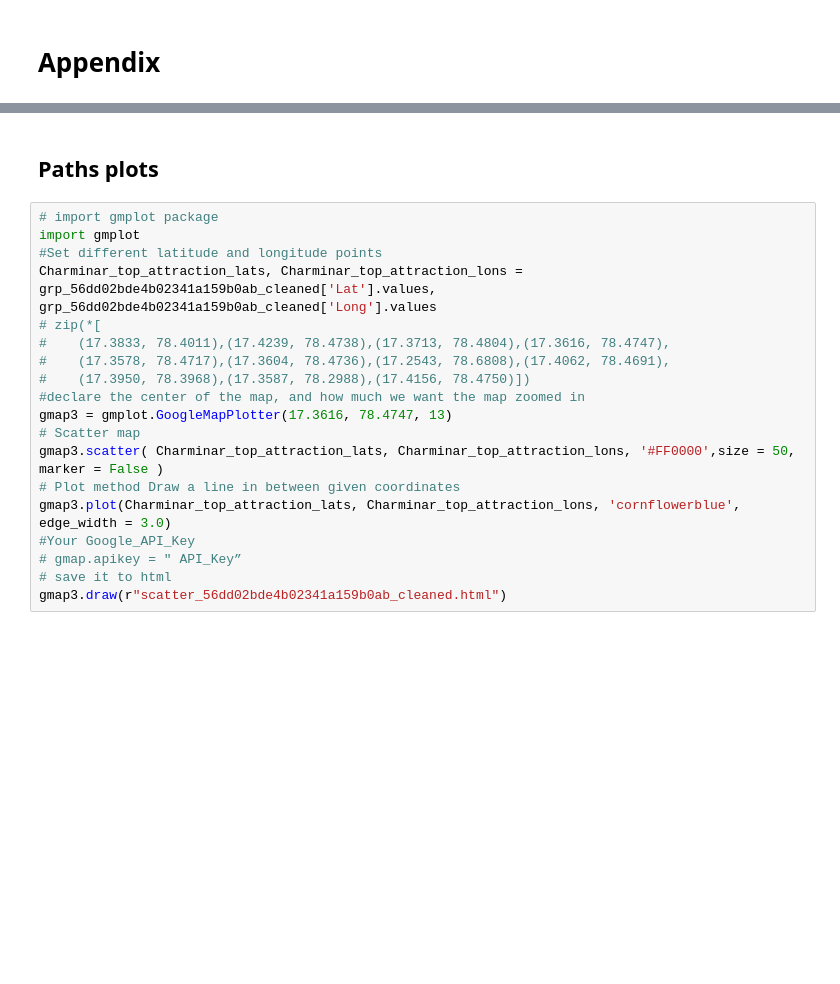
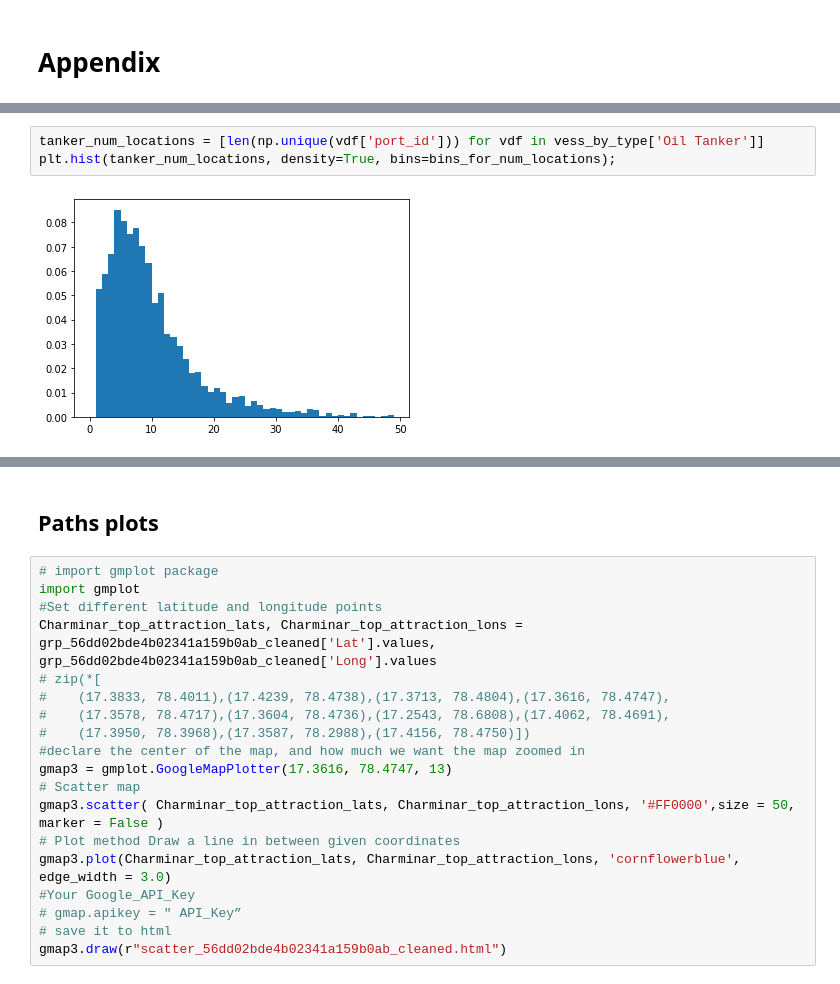
Before and after one commit to matanma/ML, a Jupyter notebook: WinWard/WinWard.ipynb, the cells around one changed output, grey strips where cells are left out. Saved outputs shown, nothing was run; the diff lists cells and outputs as text; blank space fills up the shorter version.

```diff
--- a/WinWard/WinWard.ipynb
+++ b/WinWard/WinWard.ipynb
@@ -1261,0 +1203,5 @@ TODO:
+# %%
+tanker_num_locations = [len(np.unique(vdf['port_id'])) for vdf in vess_by_type['Oil Tanker']]
+plt.hist(tanker_num_locations, density=True, bins=bins_for_num_locations);
+# %% [output]
+[figure, added]
```
Also changed, not shown: parts of 84 cells of this notebook.
